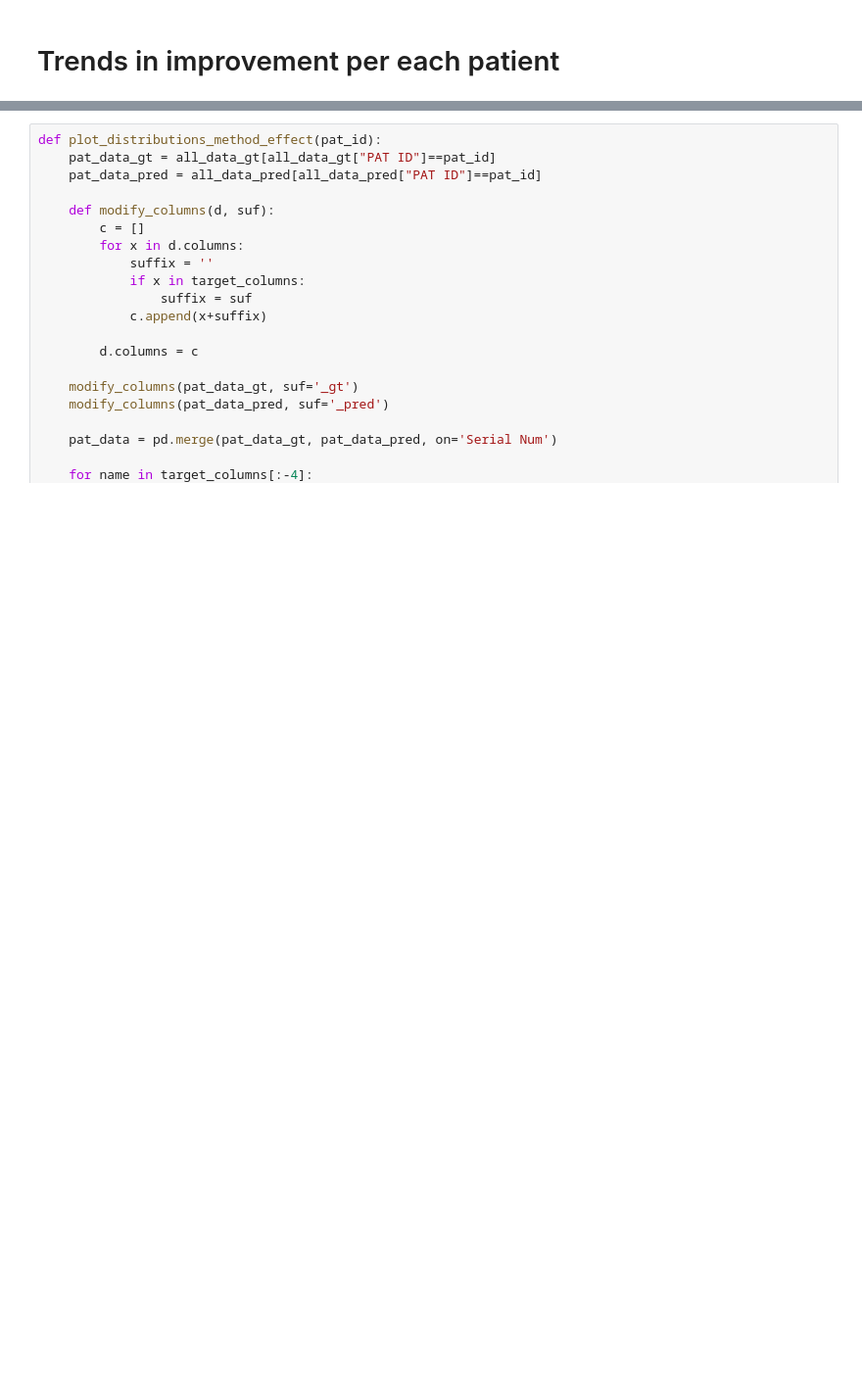
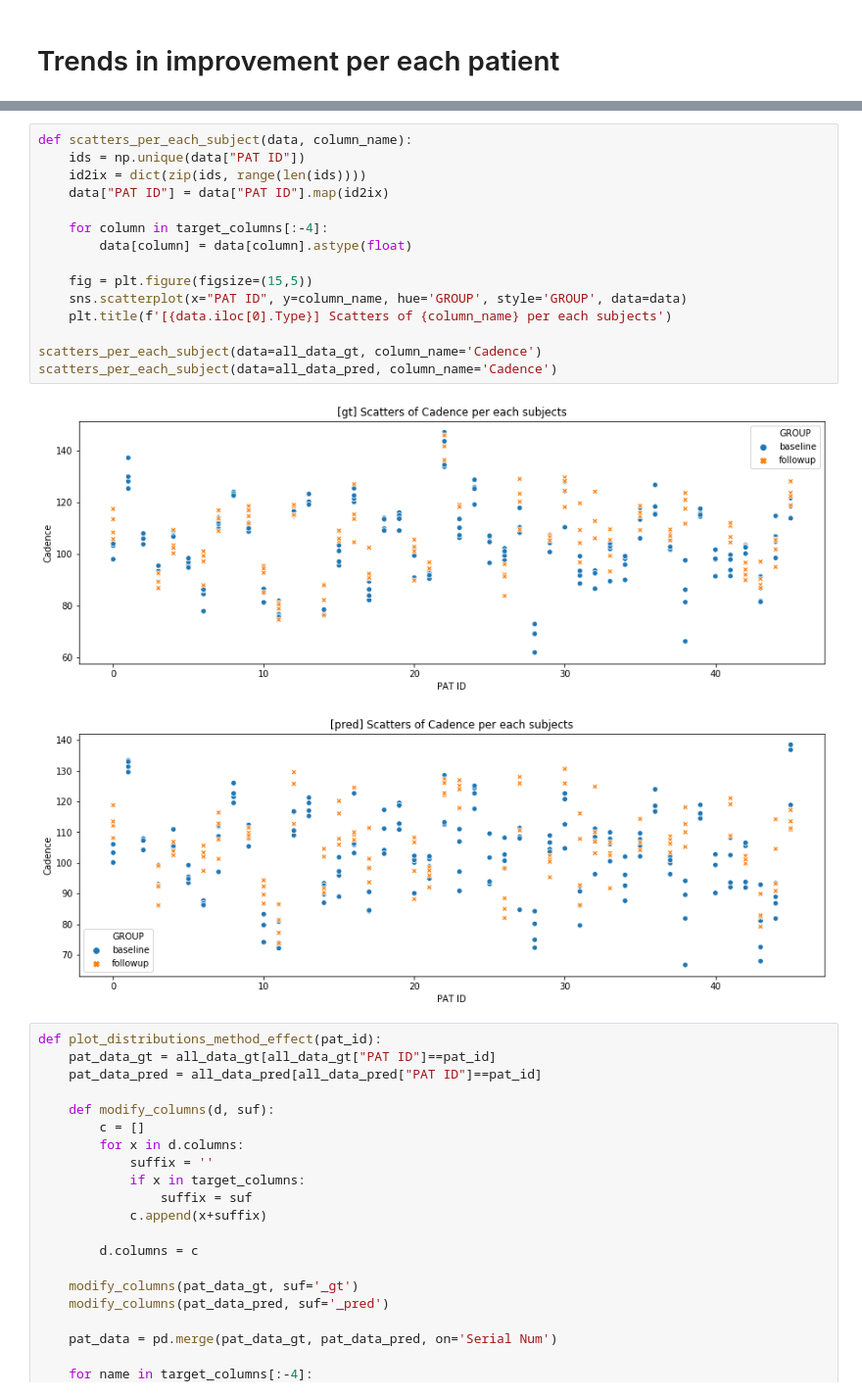
Before and after one commit to youhs4554/gaitanalysis, a Jupyter notebook: src/dev/Notebooks/NPH_Analysis_Without_KeyFrameSelection.ipynb, the cells around one changed output, grey strips where cells are left out. Shown at 98% size. Drawn from its saved outputs; the diff is of its cells as text; blank space fills up the shorter version.

Commit message:
add scattersPlots_per_each_subject

```diff
--- a/src/dev/Notebooks/NPH_Analysis_Without_KeyFrameSelection.ipynb
+++ b/src/dev/Notebooks/NPH_Analysis_Without_KeyFrameSelection.ipynb
@@ -583,3 +591,21 @@ for name in target_columns[:-4]:
+# %%
+def scatters_per_each_subject(data, column_name):
+    ids = np.unique(data["PAT ID"])
+    id2ix = dict(zip(ids, range(len(ids))))
+    data["PAT ID"] = data["PAT ID"].map(id2ix)
+
+    for column in target_columns[:-4]:
+        data[column] = data[column].astype(float)
+
+    fig = plt.figure(figsize=(15,5))
+    sns.scatterplot(x="PAT ID", y=column_name, hue='GROUP', style='GROUP', data=data)
+    plt.title(f'[{data.iloc[0].Type}] Scatters of {column_name} per each subjects')
+
+scatters_per_each_subject(data=all_data_gt, column_name='Cadence')
+scatters_per_each_subject(data=all_data_pred, column_name='Cadence')
+# %% [output]
+[figure, added]
+[figure, added]
 # %%
 def plot_distributions_method_effect(pat_id):
     pat_data_gt = all_data_gt[all_data_gt["PAT ID"]==pat_id]
```
Also changed, not shown: parts of 1 cell of this notebook.
